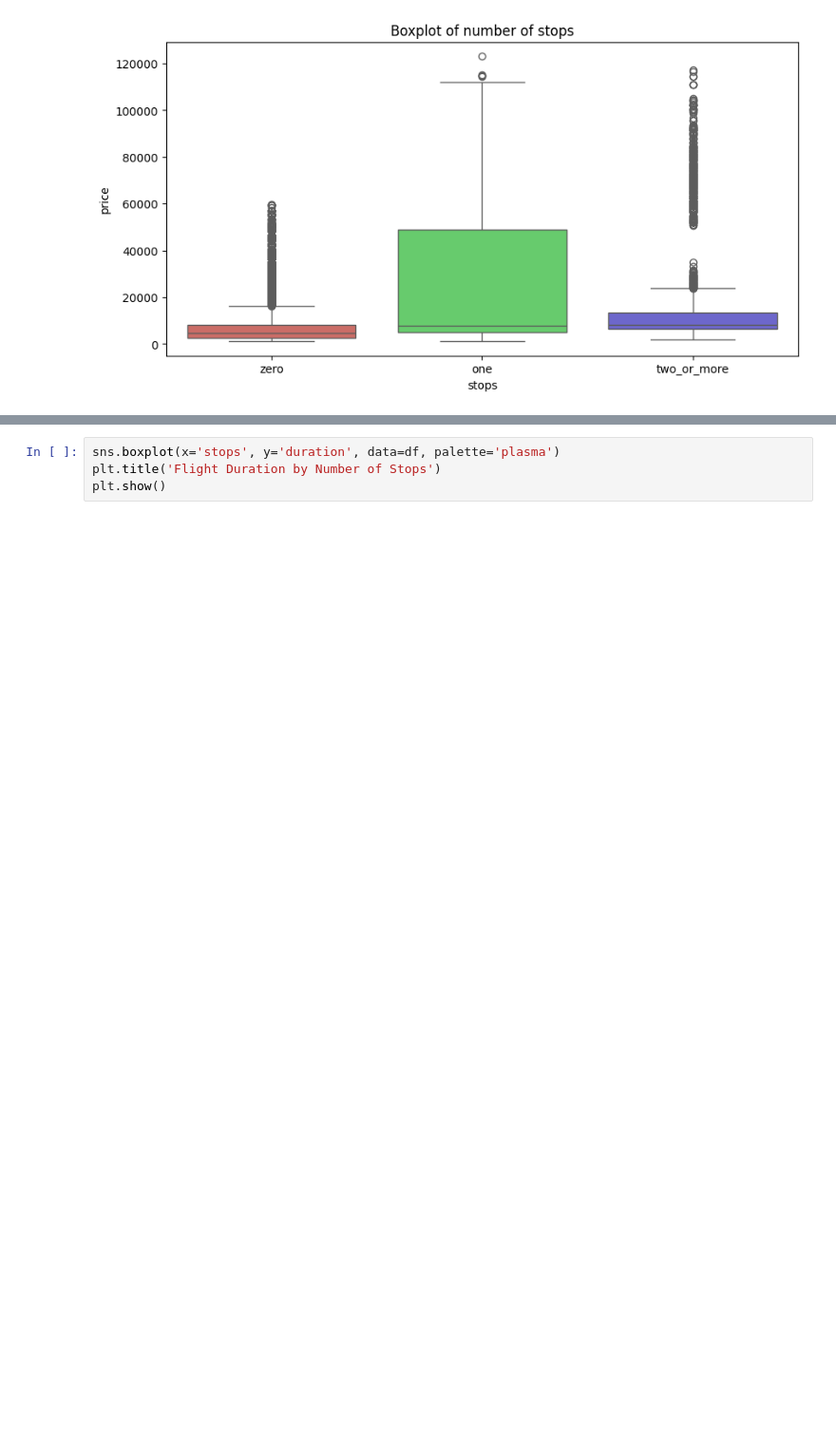
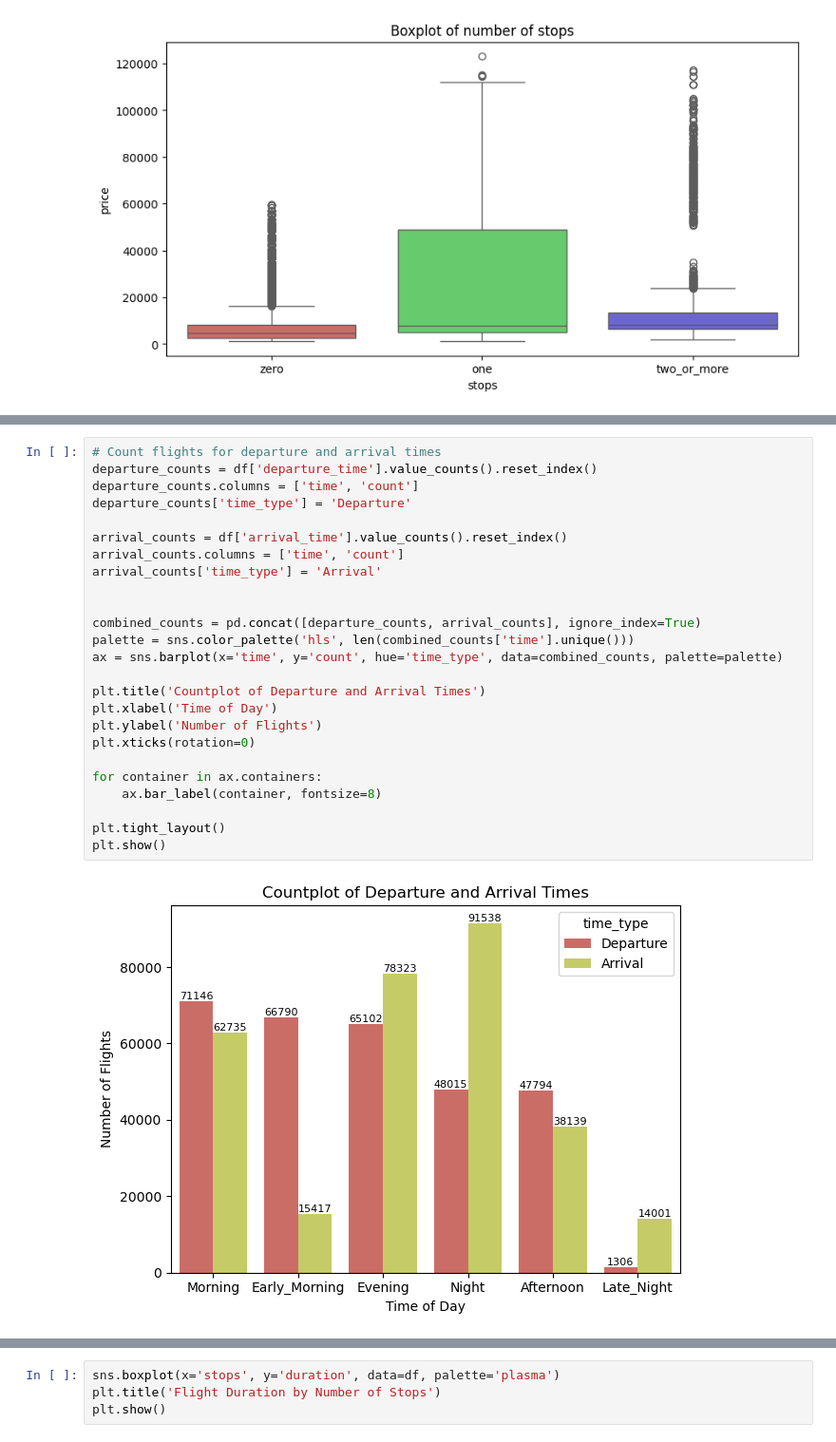
Before and after one commit to Aarzooj/CS343-Machine-Learning-Project, a Jupyter notebook: ML_midreport_EDA.ipynb, the cells around one changed output, grey strips where cells are left out. Shown at 95% size. Drawn from its saved outputs; the diff is of its cells as text; blank space fills up the shorter version.

```diff
--- a/ML_midreport_EDA.ipynb
+++ b/ML_midreport_EDA.ipynb
@@ -256,0 +261,27 @@ plt.show()
+# %%
+# Count flights for departure and arrival times
+departure_counts = df['departure_time'].value_counts().reset_index()
+departure_counts.columns = ['time', 'count']
+departure_counts['time_type'] = 'Departure'
+
+arrival_counts = df['arrival_time'].value_counts().reset_index()
+arrival_counts.columns = ['time', 'count']
+arrival_counts['time_type'] = 'Arrival'
+
+
+combined_counts = pd.concat([departure_counts, arrival_counts], ignore_index=True)
+palette = sns.color_palette('hls', len(combined_counts['time'].unique()))
+ax = sns.barplot(x='time', y='count', hue='time_type', data=combined_counts, palette=palette)
+
+plt.title('Countplot of Departure and Arrival Times')
+plt.xlabel('Time of Day')
+plt.ylabel('Number of Flights')
+plt.xticks(rotation=0)
+
+for container in ax.containers:
+    ax.bar_label(container, fontsize=8)
+
+plt.tight_layout()
+plt.show()
+# %% [output]
+[figure, added]
```
Also changed, not shown: parts of 16 cells of this notebook.
